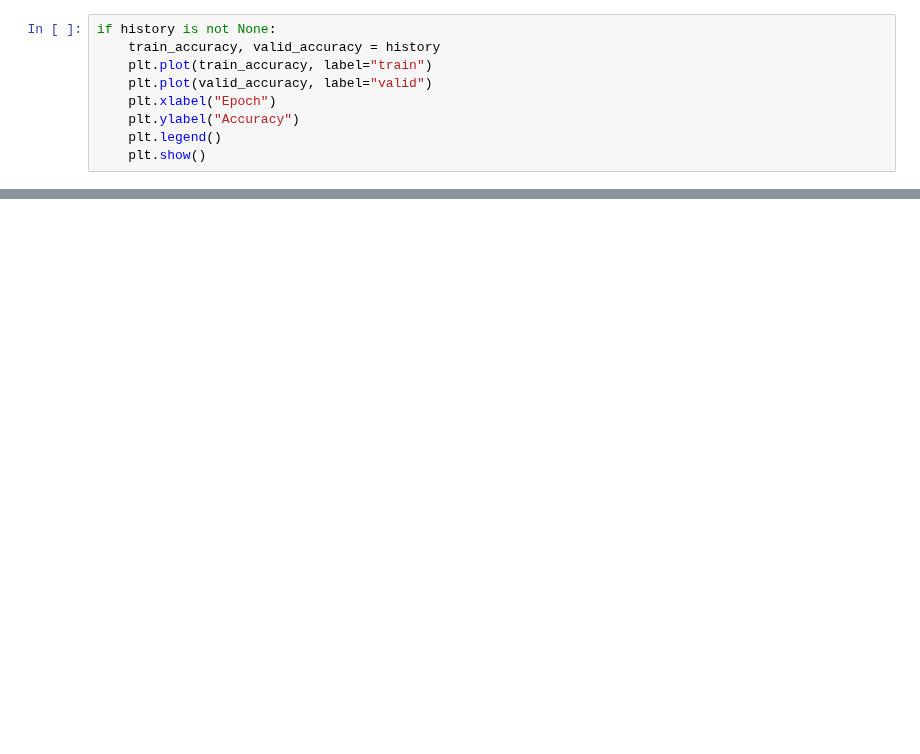
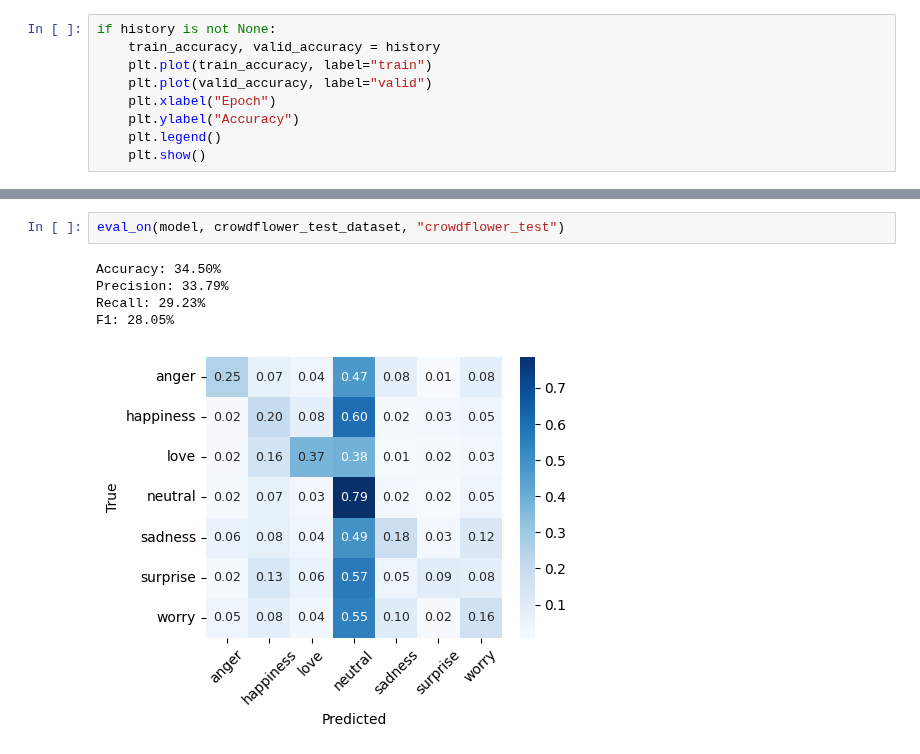
Before and after one commit to Etto48/DataMiningProject, a Jupyter notebook: src/notebooks/train_test.ipynb, the cells around one changed output, grey strips where cells are left out. Cells and saved outputs as stored; diff of their text form; blank space fills up the shorter version.

```diff
--- a/src/notebooks/train_test.ipynb
+++ b/src/notebooks/train_test.ipynb
@@ -87,0 +106,8 @@ F1: 70.85%
+# %%
+eval_on(model, crowdflower_test_dataset, "crowdflower_test")
+# %% [output]
+Accuracy: 34.50%
+Precision: 33.79%
+Recall: 29.23%
+F1: 28.05%
+[figure, added]
```
Also changed, not shown: parts of 4 cells of this notebook, 20 other files.
